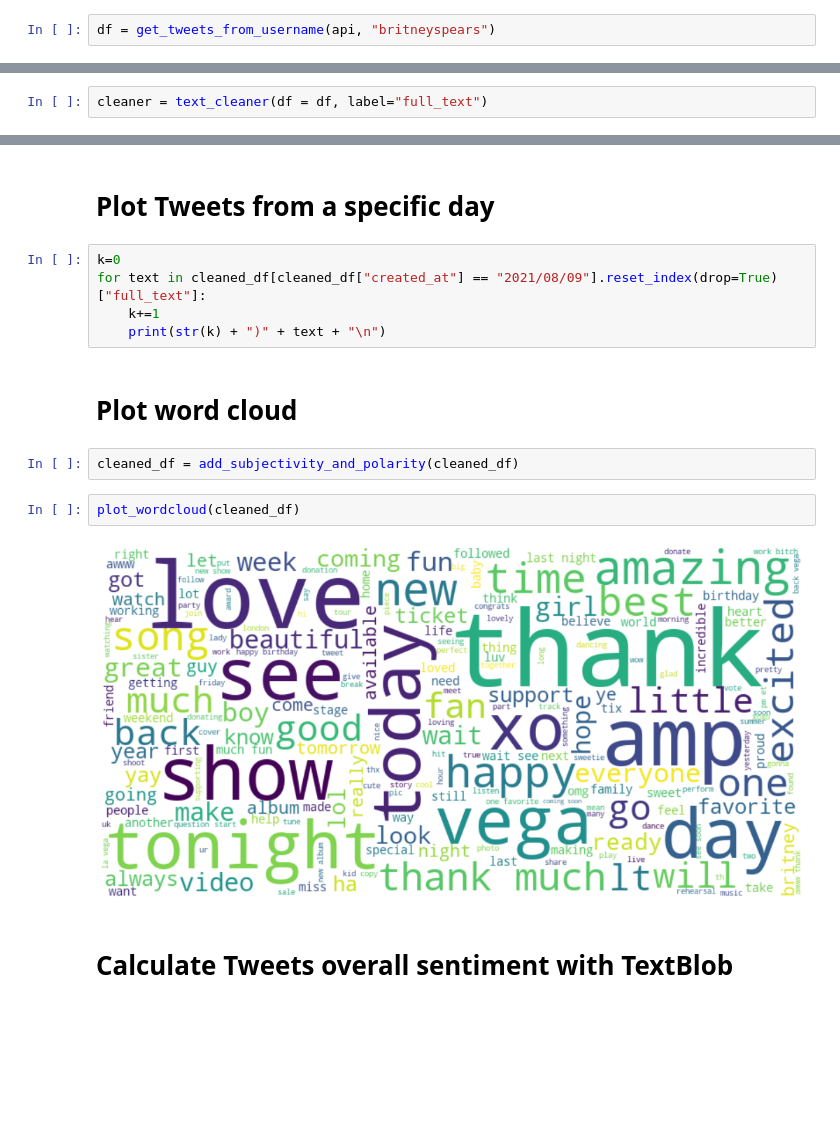
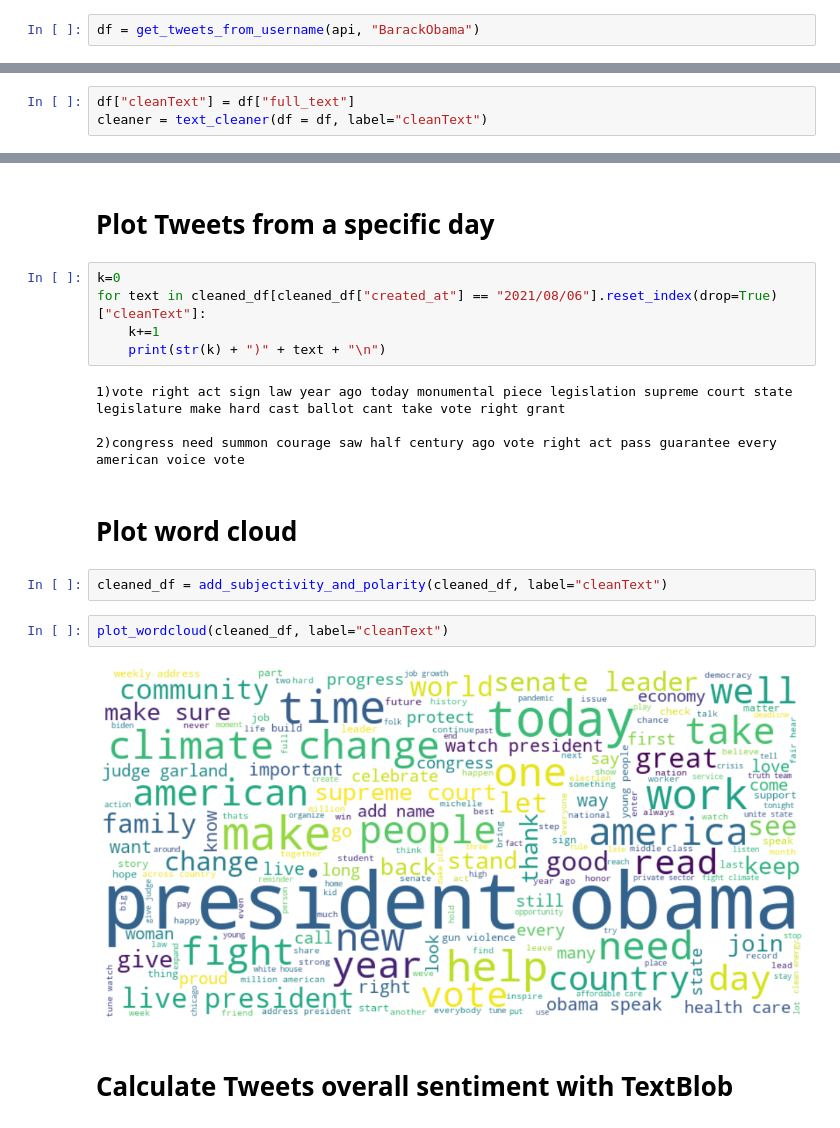
Before and after one commit to victorbnnt/NLPprojects, a Jupyter notebook: notebooks/04_Tweepy.ipynb, the cells around one changed output, grey strips where cells are left out. Saved outputs shown, nothing was run; the diff lists cells and outputs as text; blank space fills up the shorter version.

```diff
--- a/notebooks/04_Tweepy.ipynb
+++ b/notebooks/04_Tweepy.ipynb
@@ -19,5 +19,5 @@ api = tweeter_authenticate()
 # %% [markdown]
 # Getting Tweets from a specific user
 # %%
-df = get_tweets_from_username(api, "britneyspears")
+df = get_tweets_from_username(api, "BarackObama")
 # %% [output]
@@ -55,7 +55,8 @@ Name: full_text, dtype: object
 # %% [markdown]
 # Clean Tweets
 # %%
-cleaner = text_cleaner(df = df, label="full_text")
+df["cleanText"] = df["full_text"]
+cleaner = text_cleaner(df = df, label="cleanText")
 # %%
 cleaned_df = cleaner.clean_texts()
 # %%
@@ -86,17 +89,21 @@ cleaned_df.groupby("created_at").count()["id_str"][-20:].plot(kind="bar");
 # Plot Tweets from a specific day
 # %%
 k=0
-for text in cleaned_df[cleaned_df["created_at"] == "2021/08/09"].reset_index(drop=True)["full_text"]:
+for text in cleaned_df[cleaned_df["created_at"] == "2021/08/06"].reset_index(drop=True)["cleanText"]:
     k+=1
     print(str(k) + ")" + text + "\n")
+# %% [output]
+1)vote right act sign law year ago today monumental piece legislation supreme court state legislature make hard cast ballot cant take vote right grant
+
+2)congress need summon courage saw half century ago vote right act pass guarantee every american voice vote
 # %% [markdown]
 # Plot word cloud
 # %%
-cleaned_df = add_subjectivity_and_polarity(cleaned_df)
+cleaned_df = add_subjectivity_and_polarity(cleaned_df, label="cleanText")
 # %%
-plot_wordcloud(cleaned_df)
+plot_wordcloud(cleaned_df, label="cleanText")
 # %% [output]
-[figure, old version]
+[figure, new version]
 # %% [markdown]
 # Calculate Tweets overall sentiment with TextBlob
 # %%
```
Also changed, not shown: parts of 15 cells of this notebook, 6 other files.
